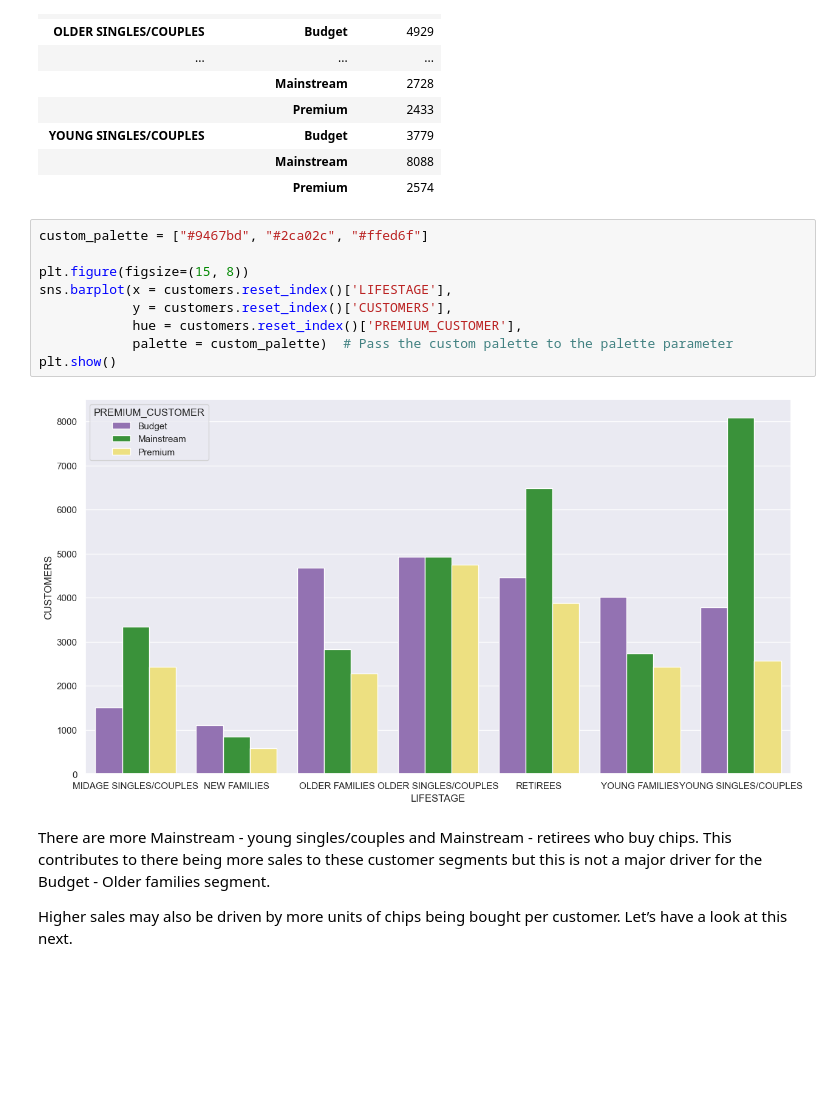
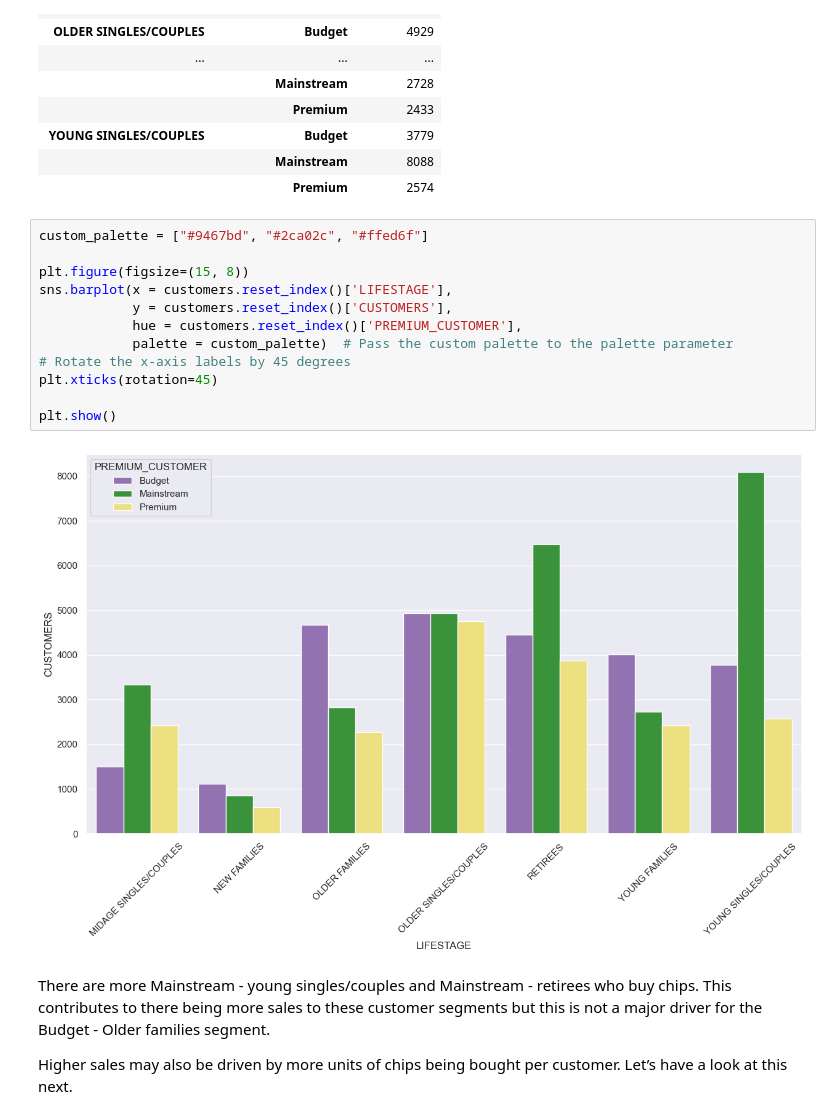
Before and after one commit to Yukitoshi12345/Quantium-Virtual-Internship-Data-Analytics, a Jupyter notebook: Task 1/task1.ipynb, the cells around one changed output. Saved outputs shown, nothing was run; the diff lists cells and outputs as text; blank space fills up the shorter version.

```diff
--- a/Task 1/task1.ipynb
+++ b/Task 1/task1.ipynb
@@ -886,14 +888,17 @@ customers
 # %%
 custom_palette = ["#9467bd", "#2ca02c", "#ffed6f"]
 
 plt.figure(figsize=(15, 8))
 sns.barplot(x = customers.reset_index()['LIFESTAGE'],
             y = customers.reset_index()['CUSTOMERS'],
             hue = customers.reset_index()['PREMIUM_CUSTOMER'],
             palette = custom_palette)  # Pass the custom palette to the palette parameter
+# Rotate the x-axis labels by 45 degrees
+plt.xticks(rotation=45)
+
 plt.show()
 # %% [output]
-[figure, old version]
+[figure, new version]
 # %% [markdown]
 There are more Mainstream - young singles/couples and Mainstream - retirees who buy chips. This contributes to there being more sales to these customer segments but this is not a major driver for the Budget - Older families segment.
 
```
Also changed, not shown: parts of 21 cells of this notebook.
